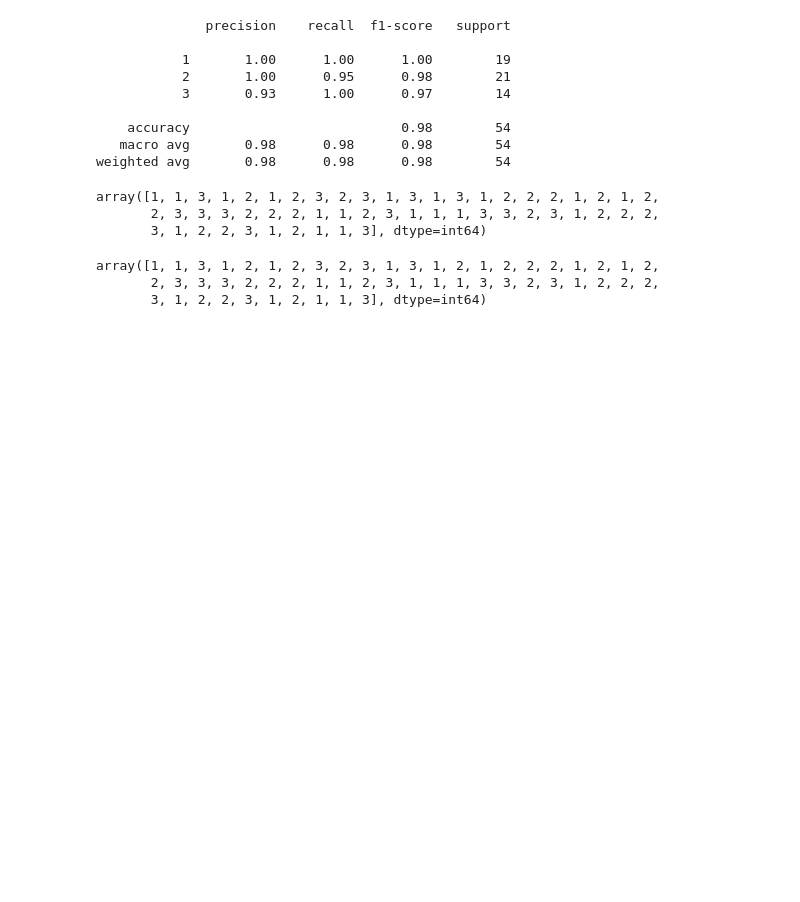
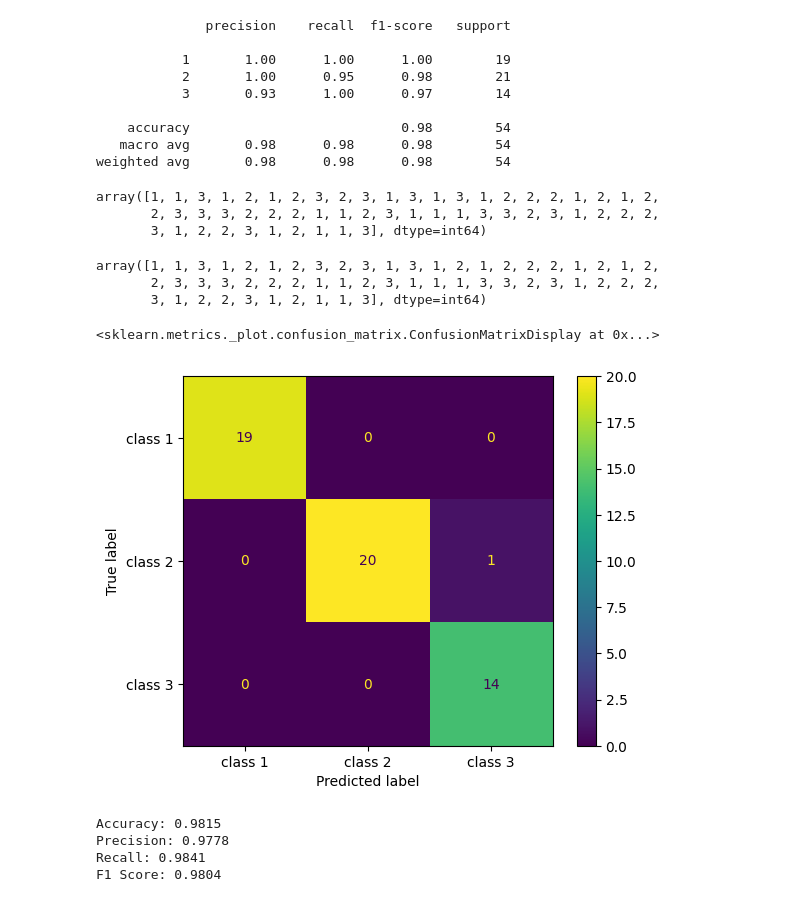
Before and after one commit to Carlos3du/wineClassification, a Jupyter notebook: wine.ipynb, the cells around one changed output. Drawn from its saved outputs; the diff is of its cells as text; code cells hidden in the pictures; blank space fills up the shorter version.

Commit message:
add: confusin matrix and individual classification metrics

```diff
--- a/wine.ipynb
+++ b/wine.ipynb
@@ -260,8 +260,8 @@ print(classification_report(y_test, pred))
    macro avg       0.98      0.98      0.98        54
 weighted avg       0.98      0.98      0.98        54
 # %%
-pred_df = knn.predict(X_test)
-pred_df
+y_pred = knn.predict(X_test)
+y_pred
 # %% [output]
 array([1, 1, 3, 1, 2, 1, 2, 3, 2, 3, 1, 3, 1, 3, 1, 2, 2, 2, 1, 2, 1, 2,
        2, 3, 3, 3, 2, 2, 2, 1, 1, 2, 3, 1, 1, 1, 3, 3, 2, 3, 1, 2, 2, 2,
@@ -272,3 +272,27 @@ np.array(y_test)
 array([1, 1, 3, 1, 2, 1, 2, 3, 2, 3, 1, 3, 1, 2, 1, 2, 2, 2, 1, 2, 1, 2,
        2, 3, 3, 3, 2, 2, 2, 1, 1, 2, 3, 1, 1, 1, 3, 3, 2, 3, 1, 2, 2, 2,
        3, 1, 2, 2, 3, 1, 2, 1, 1, 3], dtype=int64)
+# %%
+from sklearn.metrics import confusion_matrix, ConfusionMatrixDisplay
+
+cm = confusion_matrix(y_test, y_pred)
+disp = ConfusionMatrixDisplay(confusion_matrix = cm, display_labels = ['class 1', 'class 2', 'class 3'])
+disp.plot()
+# %% [output]
+<sklearn.metrics._plot.confusion_matrix.ConfusionMatrixDisplay at 0x...>
+[figure, added]
+# %%
+from sklearn.metrics import precision_score, recall_score, f1_score
+
+acc = accuracy_score(y_test, y_pred)
+prec = precision_score(y_test, y_pred, average='macro')
+rec = recall_score(y_test, y_pred, average='macro')
+f1 = f1_score(y_test, y_pred, average='macro')
+
+
+print(f'Accuracy: {round(acc, 4)}\nPrecision: {round(prec, 4)}\nRecall: {round(rec, 4)}\nF1 Score: {round(f1, 4)}')
+# %% [output]
+Accuracy: 0.9815
+Precision: 0.9778
+Recall: 0.9841
+F1 Score: 0.9804
```
